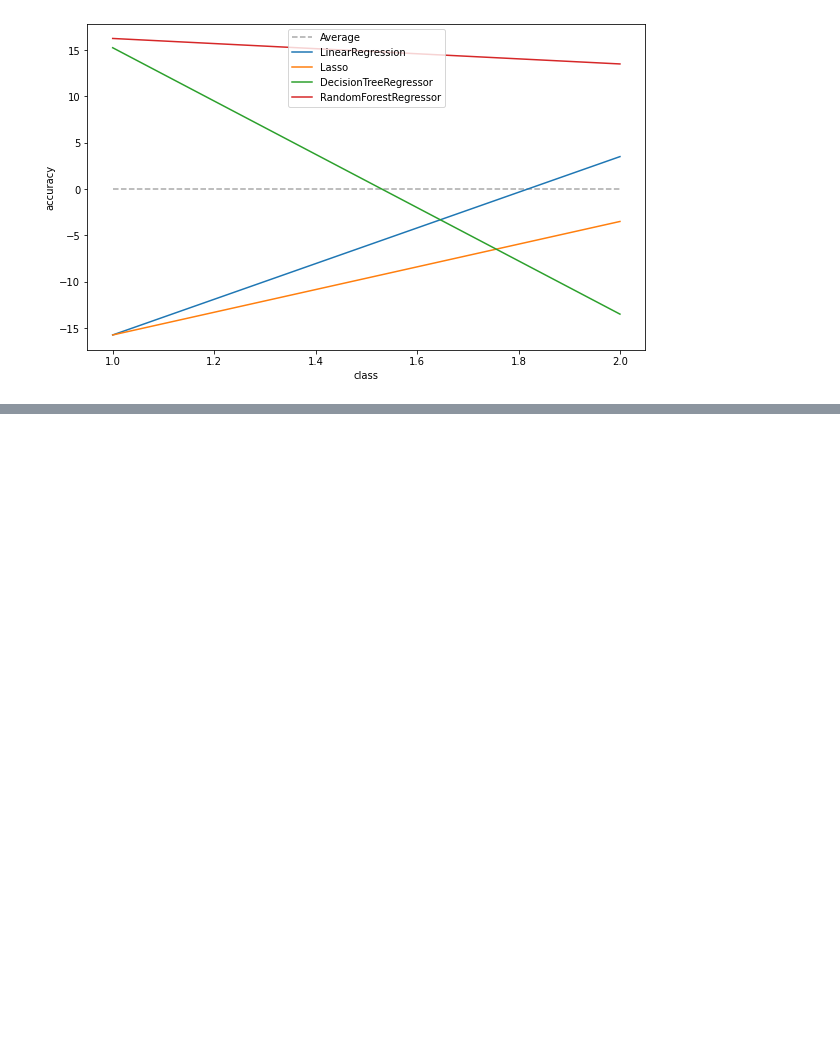
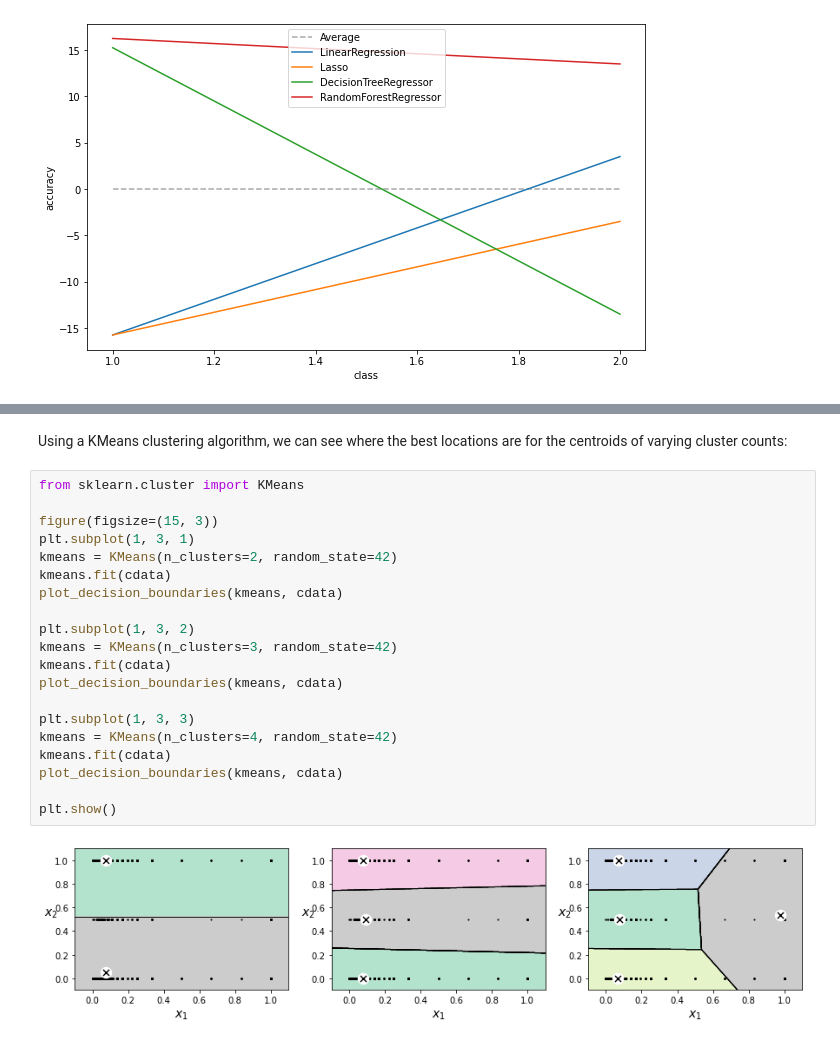
Before and after one commit to ChrisJMurdoch/ChessNotebook, a Jupyter notebook: Chess.ipynb, the cells around one changed output, grey strips where cells are left out. Drawn from its saved outputs; the diff is of its cells as text; blank space fills up the shorter version.

```diff
--- a/Chess.ipynb
+++ b/Chess.ipynb
@@ -890,0 +919,24 @@ plt.show()
+# %% [markdown]
+Using a KMeans clustering algorithm, we can see where the best locations are for the centroids of varying cluster counts:
+# %%
+from sklearn.cluster import KMeans
+
+figure(figsize=(15, 3))
+plt.subplot(1, 3, 1)
+kmeans = KMeans(n_clusters=2, random_state=42)
+kmeans.fit(cdata)
+plot_decision_boundaries(kmeans, cdata)
+
+plt.subplot(1, 3, 2)
+kmeans = KMeans(n_clusters=3, random_state=42)
+kmeans.fit(cdata)
+plot_decision_boundaries(kmeans, cdata)
+
+plt.subplot(1, 3, 3)
+kmeans = KMeans(n_clusters=4, random_state=42)
+kmeans.fit(cdata)
+plot_decision_boundaries(kmeans, cdata)
+
+plt.show()
+# %% [output]
+[figure, added]
```
Also changed, not shown: parts of 22 cells of this notebook, 3 other files.
